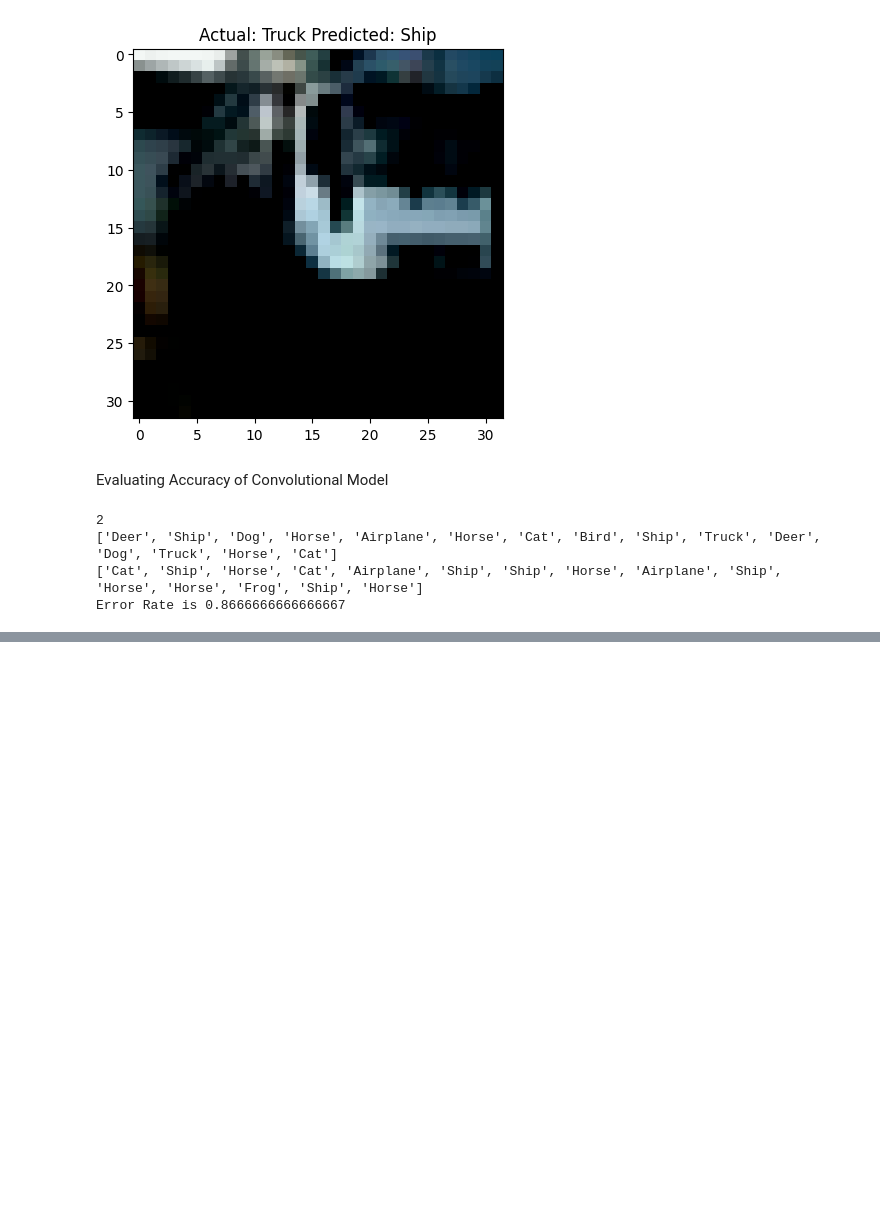
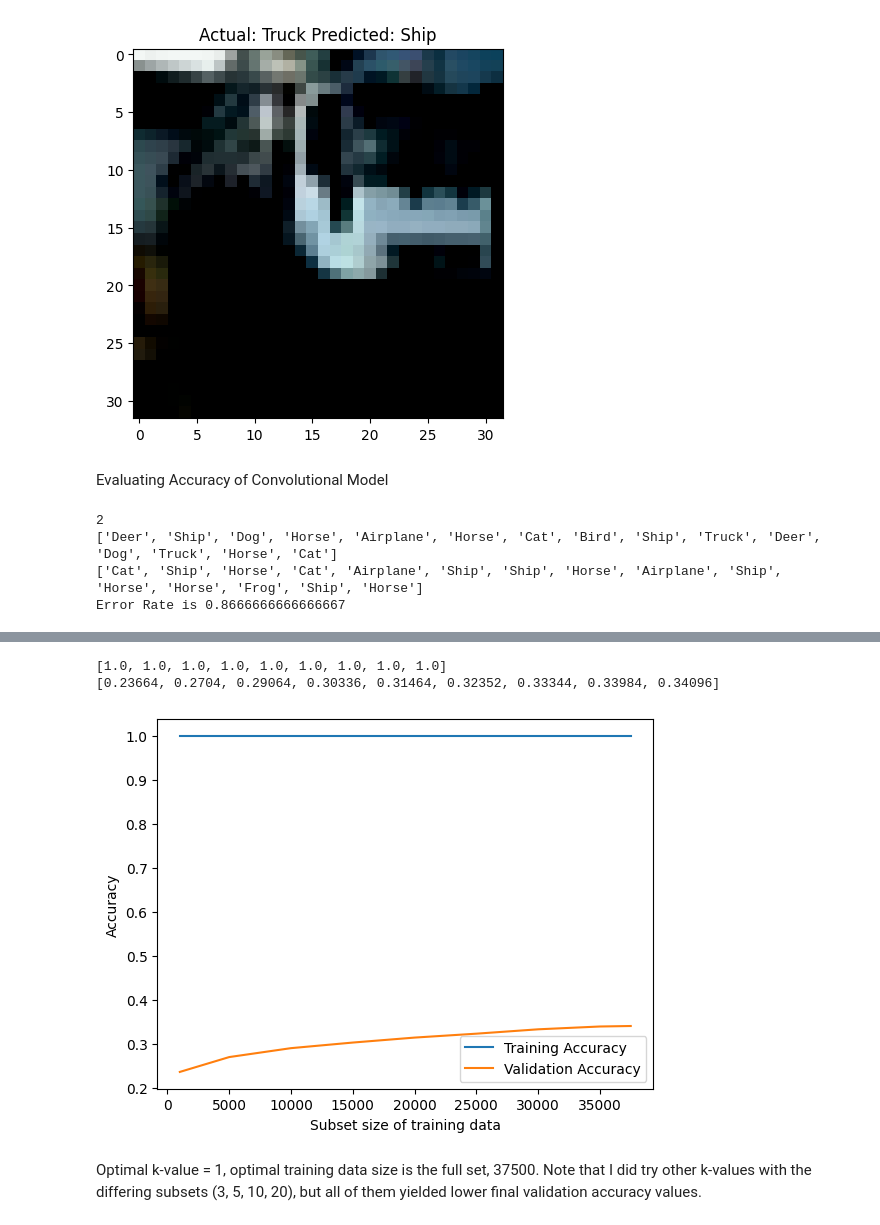
Before and after one commit to AnthonyCoding373/CIFAR-10-Project, a Jupyter notebook: main.ipynb, the cells around one changed output, grey strips where cells are left out. Saved outputs shown, nothing was run; the diff lists cells and outputs as text; code cells hidden in the pictures; blank space fills up the shorter version.

```diff
--- a/main.ipynb
+++ b/main.ipynb
@@ -222,0 +370,39 @@ Error Rate is 0.8666666666666667
+# %%
+# Create a smaller, random subset of the train dataset and find its training and validation accuracy
+subset_sizes = [1000, 5000, 10000, 15000, 20000, 25000, 30000, 35000, 37500]
+
+def subset_kNN_accuracy(subset_size: int):
+    indices = torch.randperm(len(train_dataset))[:subset_size]
+    subset = Subset(train_dataset, indices)
+    subset_loader = DataLoader(subset, batch_size = 100, shuffle = False)
+
+    return kNN_accuracy(1, subset_loader, validation_data)
+# %%
+# Loop through the subset_sizes to gather data
+
+tr_acc_ss = []
+te_acc_ss = []
+
+for subset_size in subset_sizes:
+    accuracies = subset_kNN_accuracy(subset_size)
+    tr_acc_ss.append(accuracies[0])
+    te_acc_ss.append(accuracies[1])
+# %%
+print(tr_acc_ss)
+print(te_acc_ss)
+# %% [output]
+[1.0, 1.0, 1.0, 1.0, 1.0, 1.0, 1.0, 1.0, 1.0]
+[0.23664, 0.2704, 0.29064, 0.30336, 0.31464, 0.32352, 0.33344, 0.33984, 0.34096]
+# %%
+# Plot the resulting training and testing accuracies as a function of subset size
+
+plt.plot(subset_sizes, tr_acc_ss, label = 'Training Accuracy')
+plt.plot(subset_sizes, te_acc_ss, label = 'Validation Accuracy')
+plt.legend()
+plt.xlabel('Subset size of training data')
+plt.ylabel('Accuracy')
+plt.show()
+# %% [output]
+[figure, added]
+# %% [markdown]
+Optimal k-value = 1, optimal training data size is the full set, 37500. Note that I did try other k-values with the differing subsets (3, 5, 10, 20), but all of them yielded lower final validation accuracy values.
```
Also changed, not shown: parts of 10 cells of this notebook.
